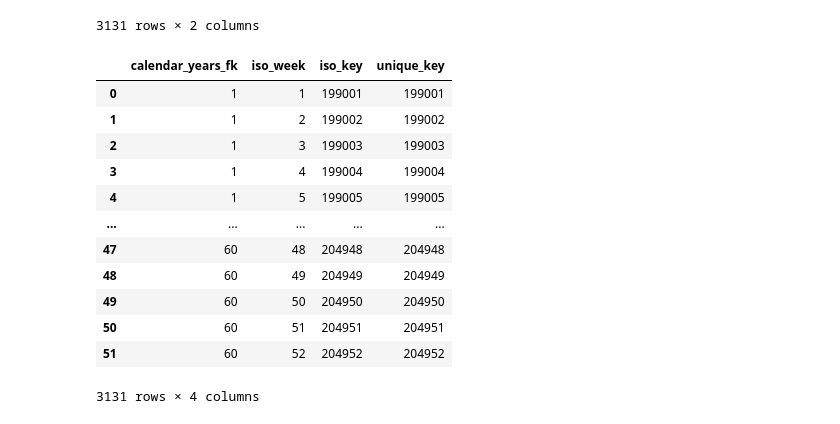
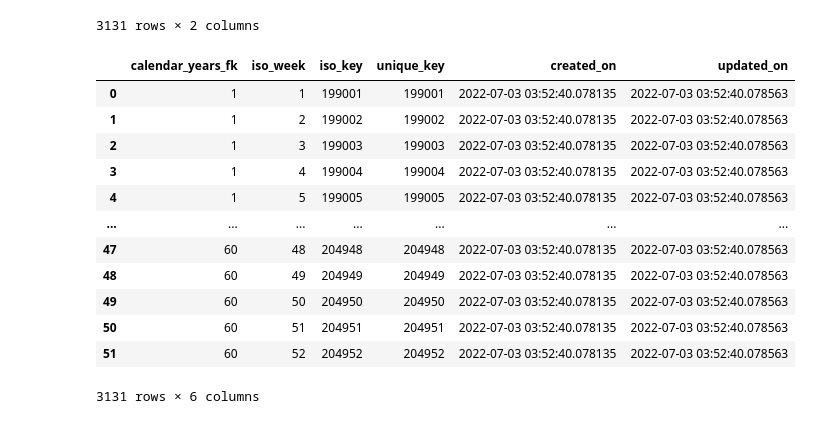
Before and after one commit to dstoecklein/corona-analysis, a Jupyter notebook: notebooks/sqlite_test.ipynb, the cells around one changed output. Saved outputs shown, nothing was run; the diff lists cells and outputs as text; code cells hidden in the pictures.

Commit message:
calendar

```diff
--- a/notebooks/sqlite_test.ipynb
+++ b/notebooks/sqlite_test.ipynb
@@ -269,0 +307,12 @@ Base.metadata.create_all(engine)
+# %%
+def get_calendar_weeks(session: sessionmaker):
+    """Get a list of calendar years objects"""
+    return session.query(CalendarWeeks).order_by(CalendarWeeks.iso_key).all()
+
+# Map Weeks with its Foreign Keys
+calendar_weeks = get_calendar_weeks(session=session)
+calendar_weeks_dict = {}
+calendar_weeks_dict_reverse = {}
+for week in calendar_weeks:
+    calendar_weeks_dict[week.iso_key] = week.calendar_weeks_id
+calendar_weeks_dict
@@ -393,21 +541,24 @@ df
 # %%
 df["iso_key"] = df["calendar_years_fk"].map(calendar_years_dict_reverse).astype(str) + df["iso_week"].astype(str).str.zfill(2)
 df["unique_key"] = df["iso_key"]
+from datetime import datetime as dt
+df["created_on"] = dt.now()
+df["updated_on"] = dt.now()
 df
 # %% [output]
-|  | calendar_years_fk | iso_week | iso_key | unique_key |
-| 0 | 1 | 1 | 199001 | 199001 |
-| 1 | 1 | 2 | 199002 | 199002 |
-| 2 | 1 | 3 | 199003 | 199003 |
-| 3 | 1 | 4 | 199004 | 199004 |
-| 4 | 1 | 5 | 199005 | 199005 |
-| ... | ... | ... | ... | ... |
-| 47 | 60 | 48 | 204948 | 204948 |
-| 48 | 60 | 49 | 204949 | 204949 |
-| 49 | 60 | 50 | 204950 | 204950 |
-| 50 | 60 | 51 | 204951 | 204951 |
-| 51 | 60 | 52 | 204952 | 204952 |
+|  | calendar_years_fk | iso_week | iso_key | unique_key | created_on | updated_on |
+| 0 | 1 | 1 | 199001 | 199001 | 2022-07-03 03:52:40.078135 | 2022-07-03 03:52:40.078563 |
+| 1 | 1 | 2 | 199002 | 199002 | 2022-07-03 03:52:40.078135 | 2022-07-03 03:52:40.078563 |
+| 2 | 1 | 3 | 199003 | 199003 | 2022-07-03 03:52:40.078135 | 2022-07-03 03:52:40.078563 |
+| 3 | 1 | 4 | 199004 | 199004 | 2022-07-03 03:52:40.078135 | 2022-07-03 03:52:40.078563 |
+| 4 | 1 | 5 | 199005 | 199005 | 2022-07-03 03:52:40.078135 | 2022-07-03 03:52:40.078563 |
+| ... | ... | ... | ... | ... | ... | ... |
+| 47 | 60 | 48 | 204948 | 204948 | 2022-07-03 03:52:40.078135 | 2022-07-03 03:52:40.078563 |
+| 48 | 60 | 49 | 204949 | 204949 | 2022-07-03 03:52:40.078135 | 2022-07-03 03:52:40.078563 |
+| 49 | 60 | 50 | 204950 | 204950 | 2022-07-03 03:52:40.078135 | 2022-07-03 03:52:40.078563 |
+| 50 | 60 | 51 | 204951 | 204951 | 2022-07-03 03:52:40.078135 | 2022-07-03 03:52:40.078563 |
+| 51 | 60 | 52 | 204952 | 204952 | 2022-07-03 03:52:40.078135 | 2022-07-03 03:52:40.078563 |
-3131 rows × 4 columns
+3131 rows × 6 columns
 # %%
 def add_new_calendar_weeks(session: sessionmaker, calendar_year: int) -> None:
     """
```
Also changed, not shown: parts of 25 cells of this notebook, 3 other files.
